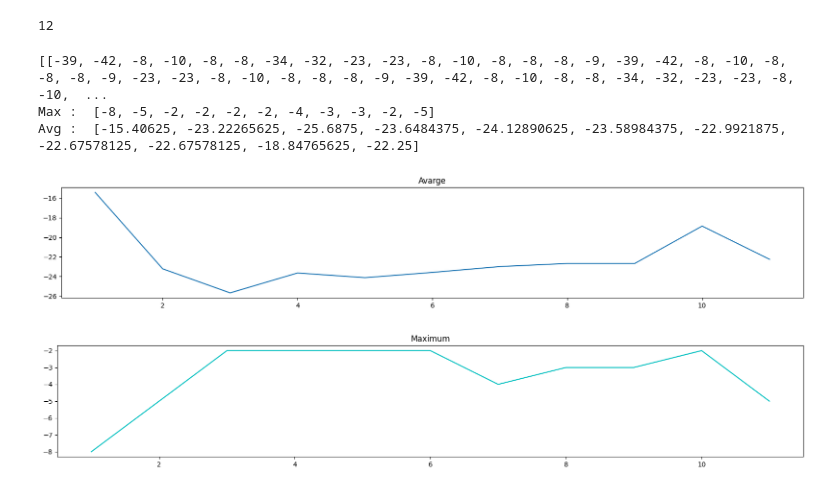
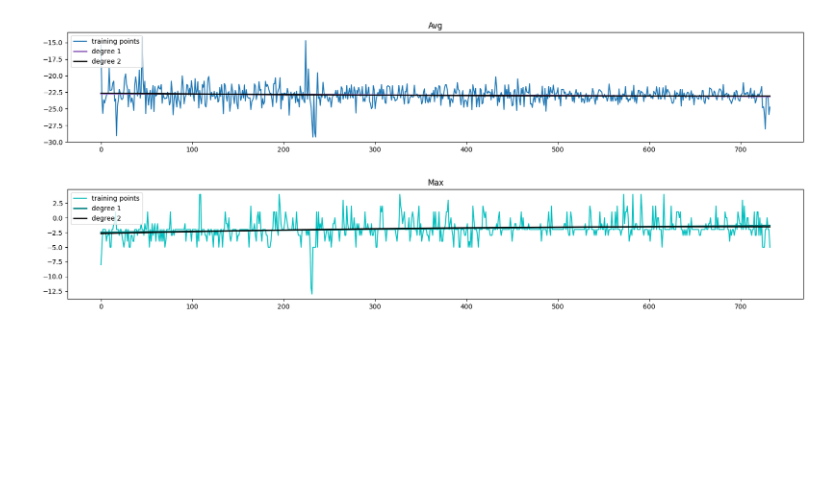
Before and after one commit to bojandam/ProektnaMatura, a Jupyter notebook: notebook.ipynb, the cells around one changed output. Drawn from its saved outputs; the diff is of its cells as text; code cells hidden in the pictures; blank space fills up the shorter version.

Commit message:
plot interpolation added

```diff
--- a/notebook.ipynb
+++ b/notebook.ipynb
@@ -66,8 +54,3 @@ while True:
-# %%
-
-print(counter)
-# %% [output]
-12
 # %%
 from os import system
 system("copy Data.txt Data.py")
@@ -78,33 +61,13 @@ import Data
 import importlib
 importlib.reload(Data)
 
-
 Max = [max([val for val in gen]) for gen in Data.Data]
 Avg = [sum([val for val in gen])/len(gen) for gen in Data.Data]
-print(Data.Data)
-print("Max : ",Max)
-print("Avg : ",Avg)
-# %% [output]
-[[-39, -42, -8, -10, -8, -8, -34, -32, -23, -23, -8, -10, -8, -8, -8, -9, -39, -42, -8, -10, -8, -8, -8, -9, -23, -23, -8, -10, -8, -8, -8, -9, -39, -42, -8, -10, -8, -8, -34, -32, -23, -23, -8, -10,  ...
-Max :  [-8, -5, -2, -2, -2, -2, -4, -3, -3, -2, -5]
-Avg :  [-15.40625, -23.22265625, -25.6875, -23.6484375, -24.12890625, -23.58984375, -22.9921875, -22.67578125, -22.67578125, -18.84765625, -22.25]
-# %%
-import matplotlib.pyplot as plt
-
-plt.figure(figsize=(20,3))
-
-plt.plot(list(range(1,len(Avg)+1)), Avg)
-plt.title( "Avarge")
-plt.savefig('Avrage.png',dpi=600)
-# %% [output]
-[figure, removed]
-# %%
-import matplotlib.pyplot as plt
-
-plt.figure(figsize=(20,3))
-
-plt.plot(list(range(1,len(Max)+1)), Max,color="c")
-plt.title( "Maximum")
-plt.savefig('Max.png',dpi=600)
-# %% [output]
-[figure, removed]
+# %%
+import Ploter as plt
+importlib.reload(plt)
+plt.plot(Avg,[1,2],{2: 'black', "plot":"tab:blue", 1:"tab:purple" },"Avg")
+plt.plot(Max,[1,2],{2: 'black', "plot":"c" , 1: "teal" },"Max")
+# %% [output]
+[figure, added]
+[figure, added]
```
Also changed, not shown: parts of 1 cell of this notebook, 1 other file.
